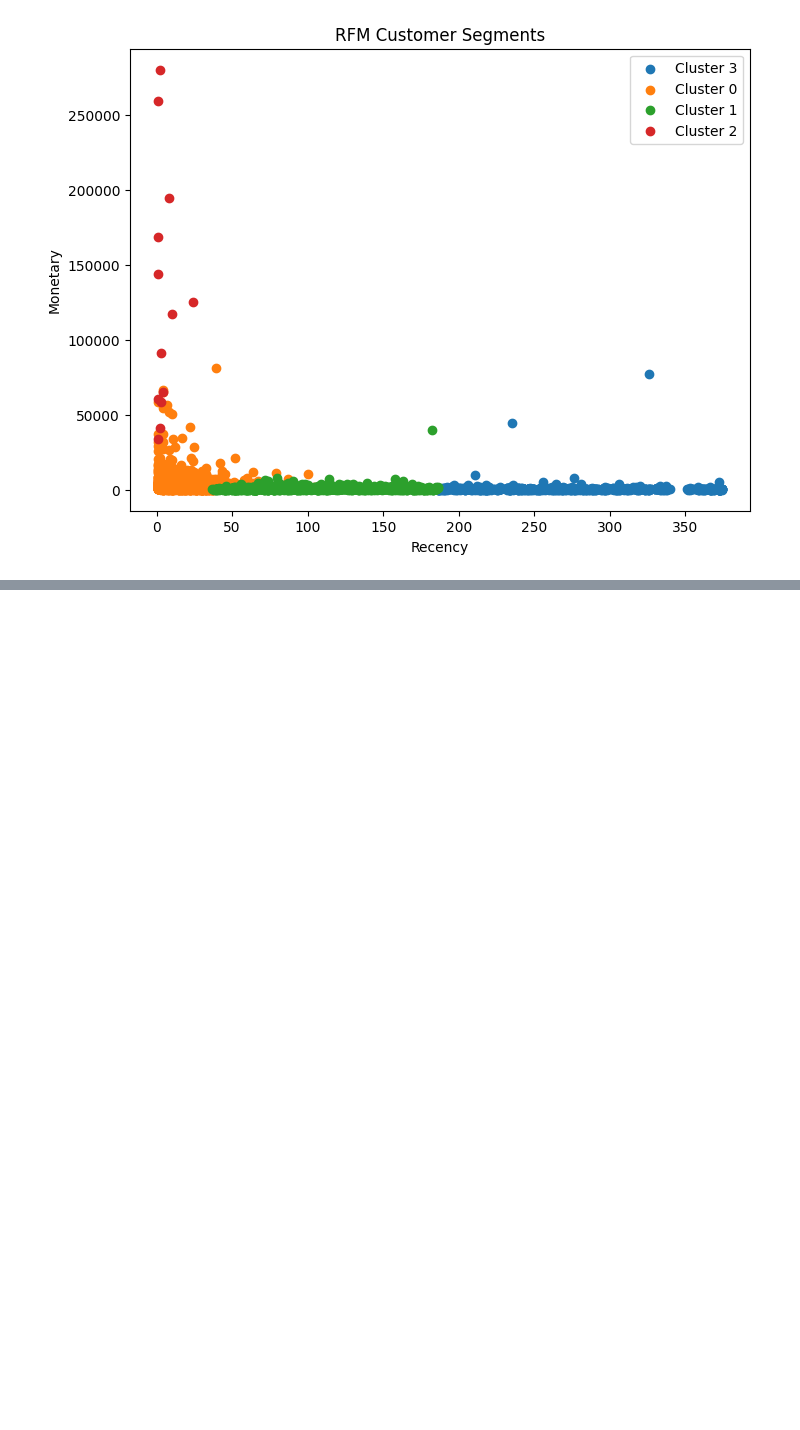
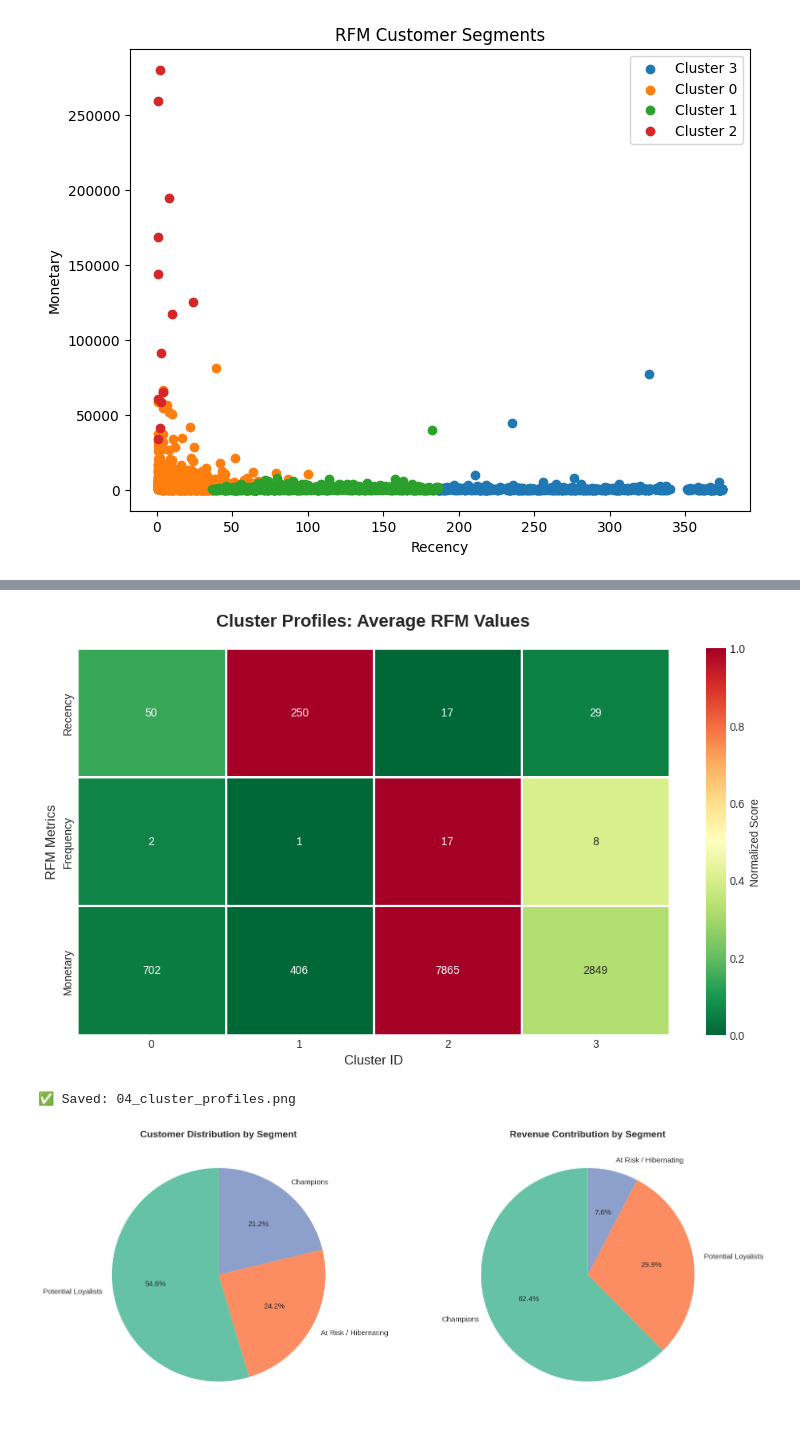
Before and after one commit to bheemeshpujari63/user-segmentation, a Jupyter notebook: User_segmentation.ipynb, the cells around one changed output, grey strips where cells are left out. Saved outputs shown, nothing was run; the diff lists cells and outputs as text; code cells hidden in the pictures; blank space fills up the shorter version.

```diff
--- a/User_segmentation.ipynb
+++ b/User_segmentation.ipynb
@@ -273,0 +954,80 @@ plt.show()
+# %%
+# %%
+# ============================================================================
+# SECTION 8: CLUSTER VISUALIZATIONS
+# ============================================================================
+
+# Visualization 1: Cluster Profiles Heatmap
+fig, ax = plt.subplots(figsize=(10, 6))
+
+cluster_means = rfm_filtered.groupby('Cluster')[['Recency', 'Frequency', 'Monetary']].mean()
+cluster_means_normalized = (cluster_means - cluster_means.min()) / (cluster_means.max() - cluster_means.min())
+
+sns.heatmap(cluster_means_normalized.T, annot=cluster_means.values.T, fmt='.0f',
+            cmap='RdYlGn_r', cbar_kws={'label': 'Normalized Score'},
+            linewidths=1, linecolor='white', ax=ax)
+
+ax.set_title('Cluster Profiles: Average RFM Values', fontsize=16, fontweight='bold', pad=20)
+ax.set_xlabel('Cluster ID', fontsize=12)
+ax.set_ylabel('RFM Metrics', fontsize=12)
+
+plt.tight_layout()
+plt.savefig('04_cluster_profiles.png', dpi=300, bbox_inches='tight')
+plt.show()
+
+print("✅ Saved: 04_cluster_profiles.png")
+
+# %%
+# Visualization 2: Revenue Contribution
+
+fig, axes = plt.subplots(1, 2, figsize=(16, 6))
+
+# Customer distribution
+customer_counts = rfm_filtered['Segment'].value_counts()
+colors = sns.color_palette('Set2', len(customer_counts))
+axes[0].pie(customer_counts.values, labels=customer_counts.index, autopct='%1.1f%%',
+            startangle=90, colors=colors, textprops={'fontsize': 11})
+axes[0].set_title('Customer Distribution by Segment', fontsize=14, fontweight='bold')
+
+# Revenue contribution
+revenue_by_segment = rfm_filtered.groupby('Segment')['Monetary'].sum().sort_values(ascending=False)
+axes[1].pie(revenue_by_segment.values, labels=revenue_by_segment.index, autopct='%1.1f%%',
+            startangle=90, colors=colors, textprops={'fontsize': 11})
+axes[1].set_title('Revenue Contribution by Segment', fontsize=14, fontweight='bold')
+
+plt.tight_layout()
+plt.savefig('05_revenue_contribution.png', dpi=300, bbox_inches='tight')
+plt.show()
+
+print("✅ Saved: 05_revenue_contribution.png")
+
+# %%
+# Visualization 3: 3D Scatter Plot
+
+fig = plt.figure(figsize=(14, 10))
+ax = fig.add_subplot(111, projection='3d')
+
+segments = rfm_filtered['Segment'].unique()
+colors_3d = sns.color_palette('tab10', len(segments))
+
+for i, segment in enumerate(segments):
+    segment_data = rfm_filtered[rfm_filtered['Segment'] == segment]
+    ax.scatter(segment_data['Recency'], segment_data['Frequency'], segment_data['Monetary'],
+               c=[colors_3d[i]], label=segment, alpha=0.6, s=50, edgecolors='black', linewidth=0.5)
+
+ax.set_xlabel('Recency (Days)', fontsize=12, labelpad=10)
+ax.set_ylabel('Frequency (Orders)', fontsize=12, labelpad=10)
+ax.set_zlabel('Monetary Value (£)', fontsize=12, labelpad=10)
+ax.set_title('3D Customer Segmentation: RFM Space', fontsize=16, fontweight='bold', pad=20)
+ax.legend(loc='upper left', fontsize=10)
+ax.view_init(elev=20, azim=45)
+
+plt.tight_layout()
+plt.savefig('06_segment_comparison.png', dpi=300, bbox_inches='tight')
+plt.show()
+
+print("✅ Saved: 06_segment_comparison.png")
+# %% [output]
+[figure, added]
+✅ Saved: 04_cluster_profiles.png
+[figure, added]
```
Also changed, not shown: parts of 20 cells of this notebook.
